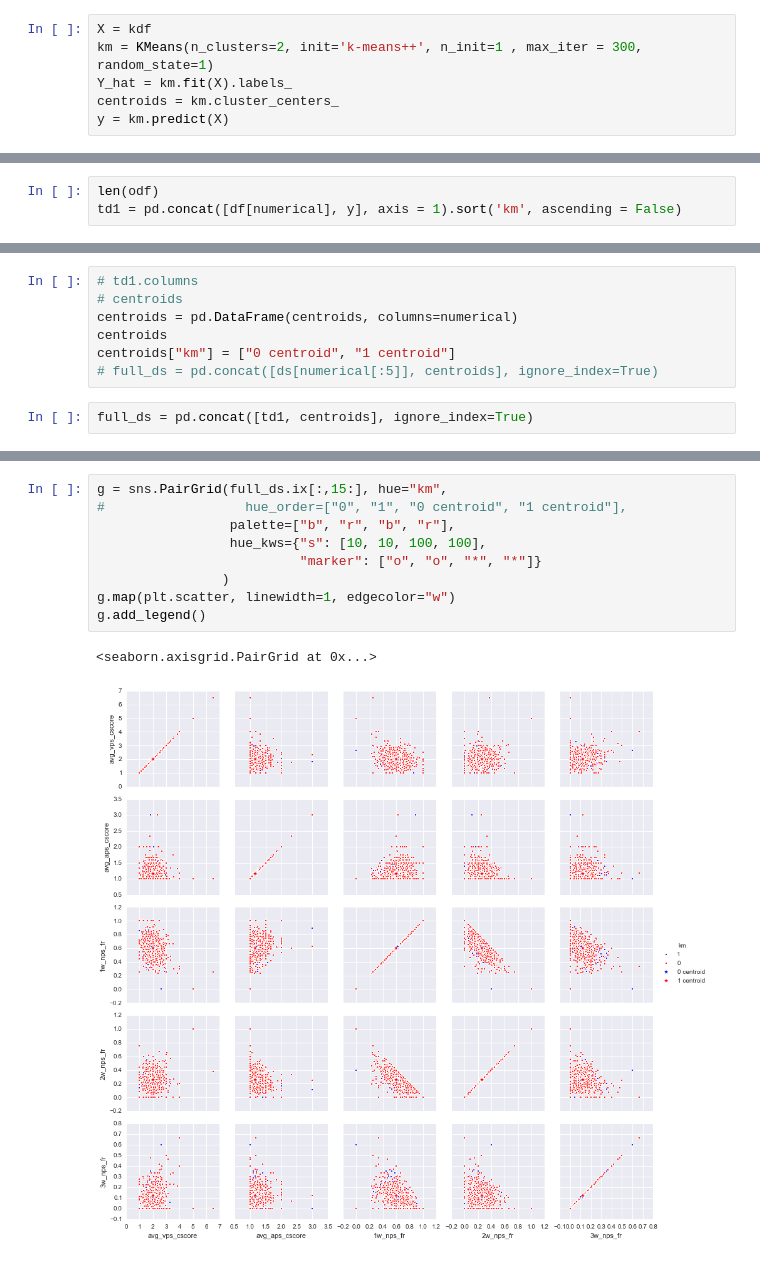
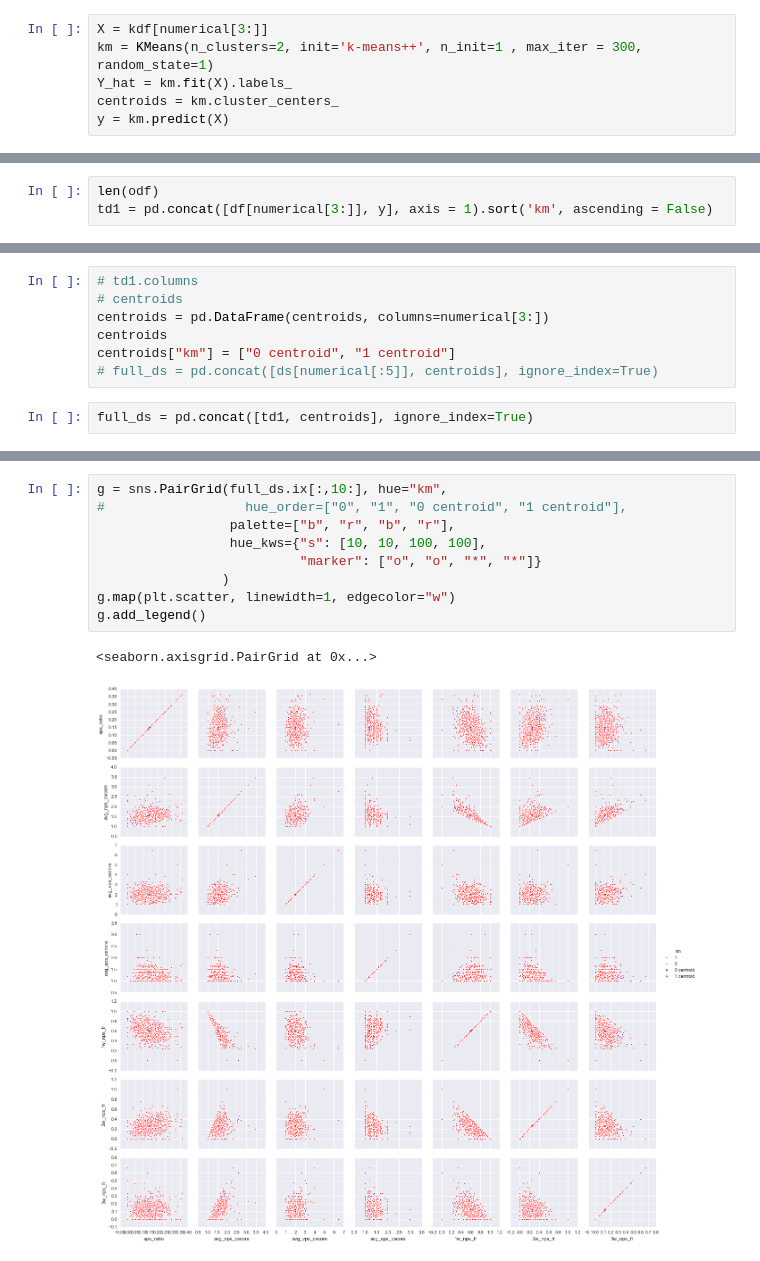
Before and after one commit to huiruru/FinalProject, a Jupyter notebook: ScratchPad/Kmeans.ipynb, the cells around one changed output, grey strips where cells are left out. Cells and saved outputs as stored; diff of their text form.

```diff
--- a/ScratchPad/Kmeans.ipynb
+++ b/ScratchPad/Kmeans.ipynb
@@ -225,5 +225,5 @@ print "\n"+str(np.var(scores))
 # %%
-X = kdf
+X = kdf[numerical[3:]]
 km = KMeans(n_clusters=2, init='k-means++', n_init=1 , max_iter = 300, random_state=1)
 Y_hat = km.fit(X).labels_
 centroids = km.cluster_centers_
@@ -237,7 +237,7 @@ y = pd.DataFrame(y)
 y.columns = ['km']
 # %%
 len(odf)
-td1 = pd.concat([df[numerical], y], axis = 1).sort('km', ascending = False)
+td1 = pd.concat([df[numerical[3:]], y], axis = 1).sort('km', ascending = False)
 # %%
 td = td1.groupby('km').mean().transpose()
 print td
@@ -268,7 +269,7 @@ avg_aps_cscore        1.177917     1.166684
 # %%
 # td1.columns
 # centroids
-centroids = pd.DataFrame(centroids, columns=numerical)
+centroids = pd.DataFrame(centroids, columns=numerical[3:])
 centroids
 centroids["km"] = ["0 centroid", "1 centroid"]
 # full_ds = pd.concat([ds[numerical[:5]], centroids], ignore_index=True)
@@ -279,12 +278,12 @@ semi =full_ds[1200:]
 # %%
-g = sns.PairGrid(full_ds.ix[:,15:], hue="km",
+g = sns.PairGrid(full_ds.ix[:,10:], hue="km",
 #                  hue_order=["0", "1", "0 centroid", "1 centroid"],
                  palette=["b", "r", "b", "r"],
                  hue_kws={"s": [10, 10, 100, 100],
                           "marker": ["o", "o", "*", "*"]}
                 )
 g.map(plt.scatter, linewidth=1, edgecolor="w")
 g.add_legend()
 # %% [output]
 <seaborn.axisgrid.PairGrid at 0x...>
-[figure, old version]
+[figure, new version]
```
Also changed, not shown: parts of 33 cells of this notebook.
